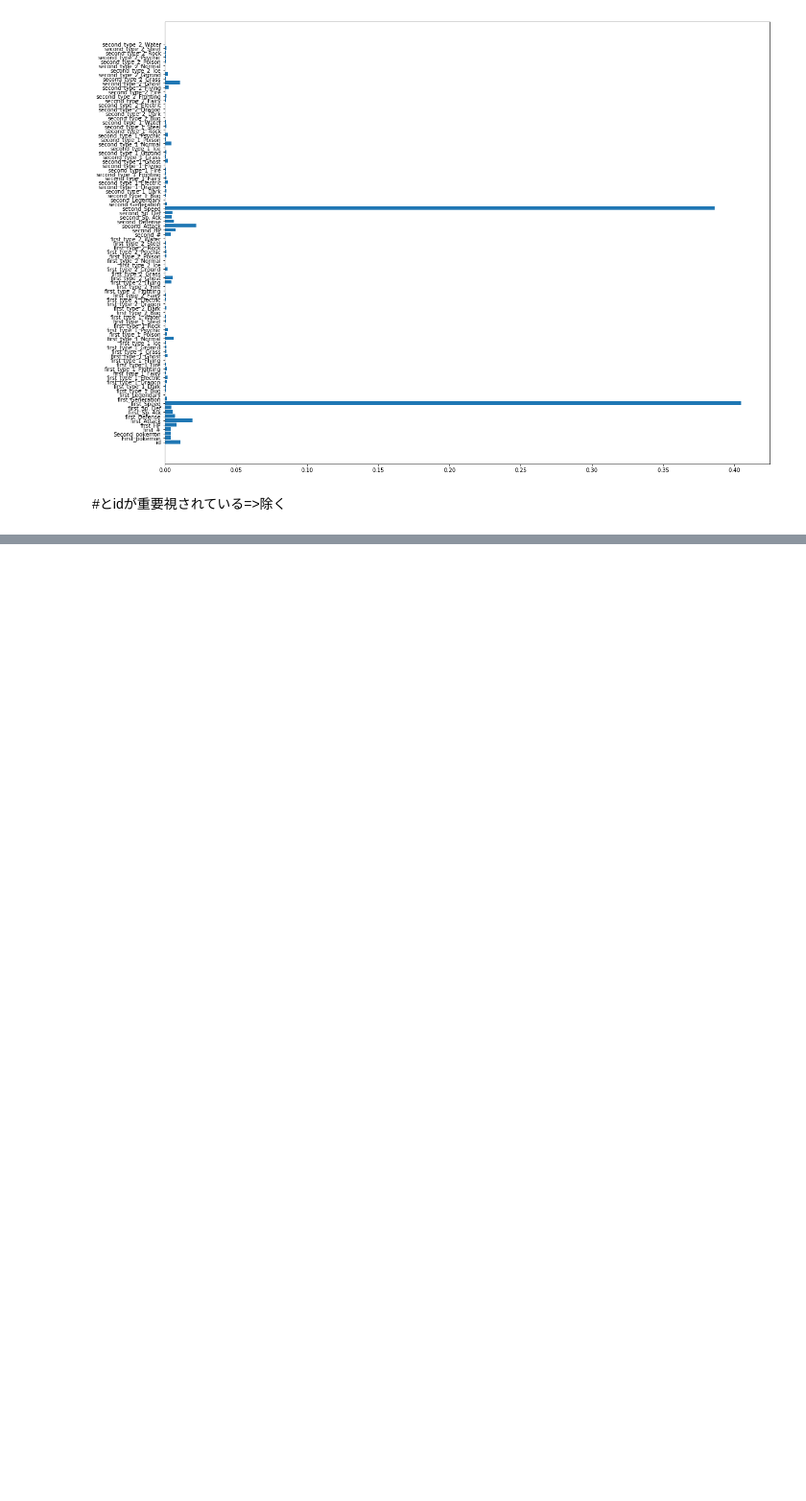
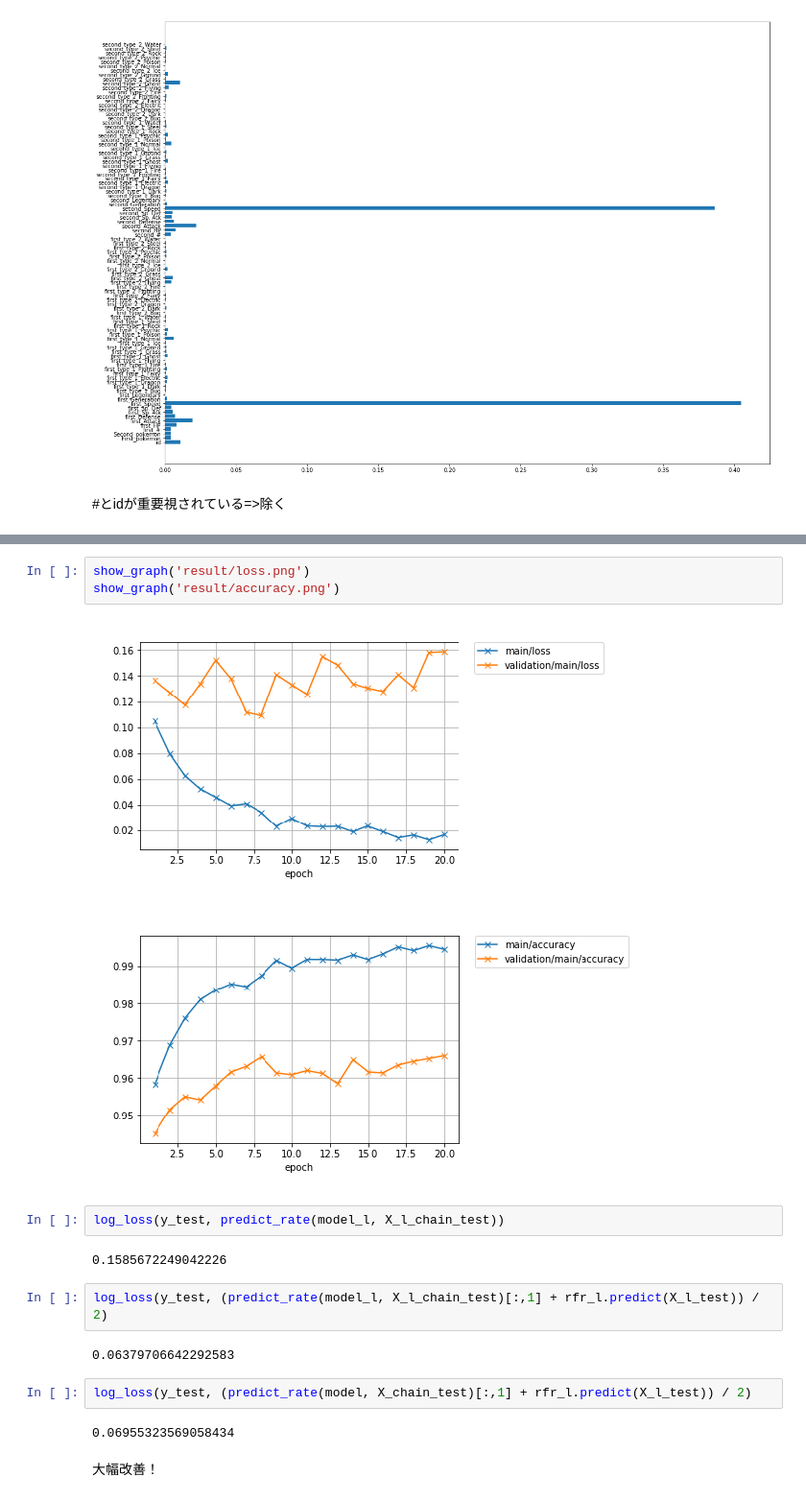
Before and after one commit to tomohiroo/kals_kaggler, a Jupyter notebook: pokemon/ueda/pokemon_ueda.ipynb, the cells around one changed output, grey strips where cells are left out. Shown: that part at 96% size. Drawn from its saved outputs; the diff is of its cells as text; blank space fills up the shorter version.

```diff
--- a/pokemon/ueda/pokemon_ueda.ipynb
+++ b/pokemon/ueda/pokemon_ueda.ipynb
@@ -884,0 +1188,20 @@ plt.show()
+# %%
+show_graph('result/loss.png')
+show_graph('result/accuracy.png')
+# %% [output]
+[figure, added]
+[figure, added]
+# %%
+log_loss(y_test, predict_rate(model_l, X_l_chain_test))
+# %% [output]
+0.1585672249042226
+# %%
+log_loss(y_test, (predict_rate(model_l, X_l_chain_test)[:,1] + rfr_l.predict(X_l_test)) / 2)
+# %% [output]
+0.06379706642292583
+# %%
+log_loss(y_test, (predict_rate(model, X_chain_test)[:,1] + rfr_l.predict(X_l_test)) / 2)
+# %% [output]
+0.06955323569058434
+# %% [markdown]
+大幅改善！
```
Also changed, not shown: parts of 106 cells of this notebook, 7 other files.
